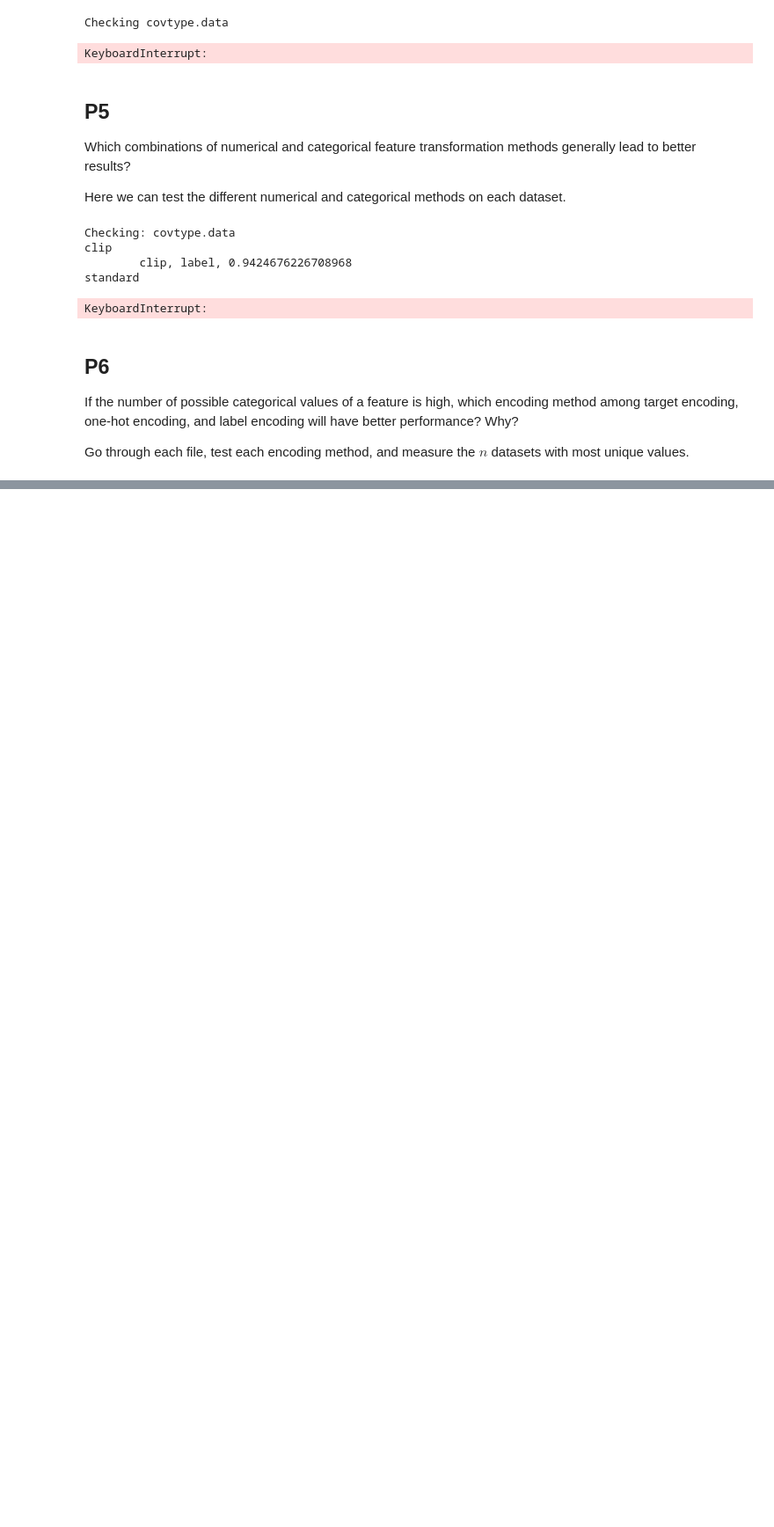
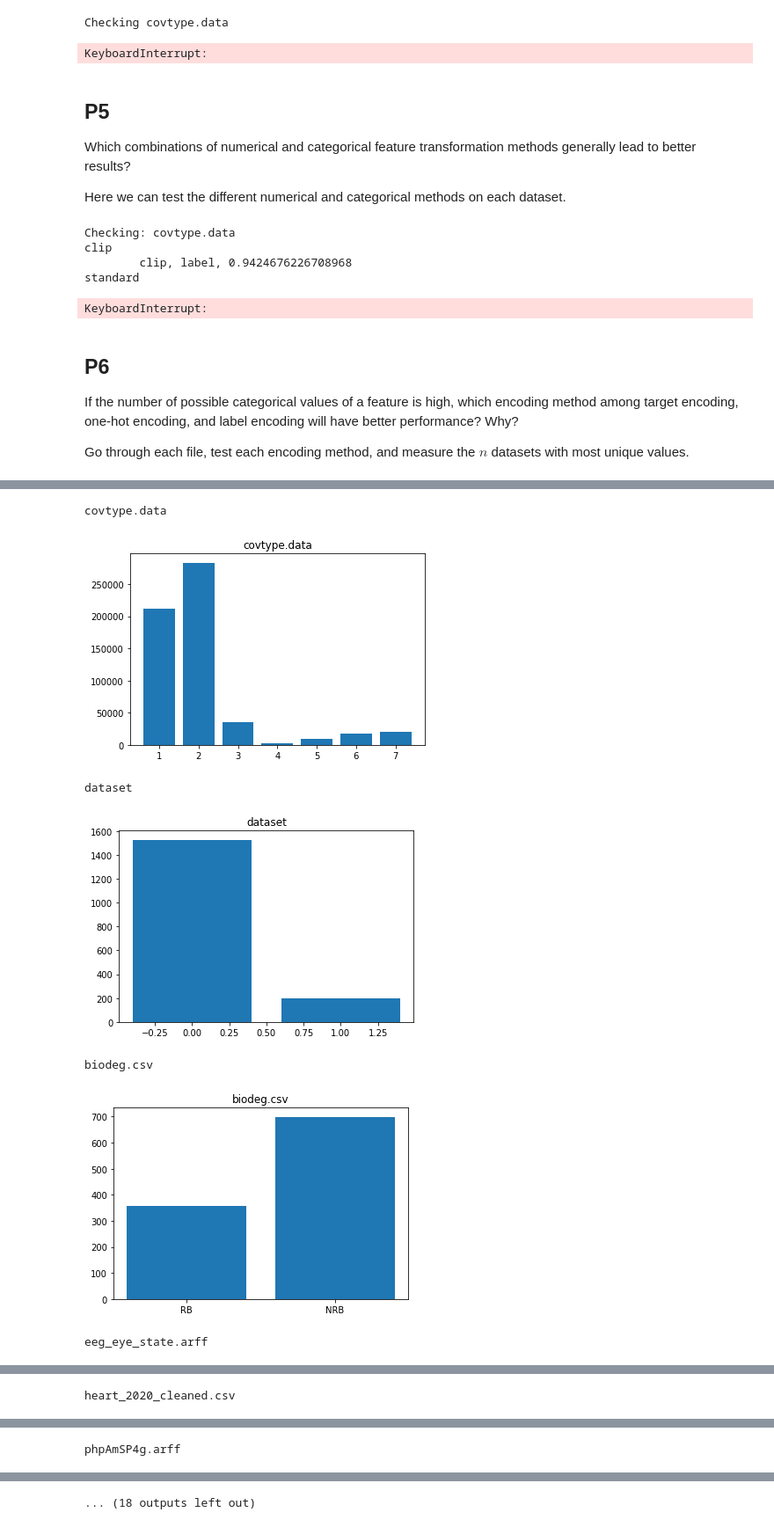
Before and after one commit to andrew15818/110, a Jupyter notebook: spring/data_science/hw/hw4/main.ipynb, the cells around one changed output, grey strips where cells are left out. Shown: that part at 88% size. Drawn from its saved outputs; the diff is of its cells as text; code cells hidden in the pictures; blank space fills up the shorter version.

```diff
--- a/spring/data_science/hw/hw4/main.ipynb
+++ b/spring/data_science/hw/hw4/main.ipynb
@@ -64,6 +66,13 @@ def load(name, header=True):
         df = pd.read_csv(name, sep=sep)
     else:
         df = pd.read_csv(name, header=None, sep=sep)
+
+    # Move target column to last
+    if  'WineQT.csv' in name:
+        cols = list(df.columns)
+        x, y = cols.index('quality'), cols.index('Id')
+        cols[x], cols[y] = cols[y], cols[x]
+        df = df[cols]
     return df
 # %% [markdown]
 ## Encode Categorical Values
@@ -151,16 +160,17 @@ def get_metric(method):
         met = metrics.roc_auc_score
     elif method == 'f1':
         met = metrics.f1_score
+
     return met
 
 def train(x, y, method='xgboost', metric='acc'):
     # Perform K-Fold cross validation
     metric = get_metric(metric)
     n_items = x.shape[0]
-    kf = KFold( n_splits=5, shuffle=True)
+    kf = StratifiedKFold( n_splits=5, shuffle=True)
 
     mean_score = 0
-    for i, (train_index, test_index) in enumerate(kf.split(x)):
+    for i, (train_index, test_index) in enumerate(kf.split(x, y)):
         model = get_model(method)
         x_train, x_test = x.iloc[train_index,: ], x.iloc[test_index, :]
         y_train, y_test = y.iloc[train_index], y.iloc[test_index]
@@ -431,18 +426,24 @@ for file in files:
     print(f'Training on {file}')
     for enc_method in enc_methods:
         df_copy = df.copy()
+
         # OHE produces this many label columns
-        n_labels = df_copy.iloc[:, -1].unique()[0] if enc_method == 'onehot' else 1
+        n_labels = df_copy.iloc[:, -1].nunique() if enc_method == 'onehot' else 1
 
         # Encode df using method
         cats = df_copy.select_dtypes(include=['object'])
+        if cats.empty:
+            print(f'{file} has not categorical')
+            continue
+
         max_uniques = max([len(df_copy[col].unique()) for col in cats.columns])
         if enc_method == 'onehot':
+            print(n_labels)
             df_copy = pd.get_dummies(df_copy)
         else:
-            df_copy.iloc[:, :-1] = encode_categorical(df_copy.iloc[:, :-1], method=enc_method, y=df_copy.iloc[:,-1])
+            df_copy[cats.columns] = encode_categorical(df_copy[cats.columns], method=enc_method, y=df_copy.iloc[:,-1])
 
-        x, y = df_copy.iloc[:,:-n_labels], df_copy.iloc[:, -1]
+        x, y = df_copy.iloc[:,:-n_labels], df_copy.iloc[:, -n_labels:]
 
         # Train model
         score = train(x, y, method='forest')
@@ -452,0 +537,24 @@ ValueError: at least one array or dtype is required
+# %%
+def plot_imbalance(data:pd.DataFrame, title:str):
+    plt.title(title)
+    target = data.iloc[:, -1]
+    names, counts = [],[]
+    for unique in target.unique():
+        count = target[target == unique].count()
+        counts.append(count)
+        names.append(unique)
+    plt.bar(names, counts)
+    plt.show()
+
+for file in files:
+    print(f'{file}')
+    df = load(file, False if file in no_headers else True)
+    plot_imbalance(df, file)
+# %% [output]
+covtype.data
+[figure, added]
+dataset
+[figure, added]
+biodeg.csv
+[figure, added]
+eeg_eye_state.arff
@@ -452,0 +562 @@ ValueError: at least one array or dtype is required
+heart_2020_cleaned.csv
@@ -452,0 +564 @@ ValueError: at least one array or dtype is required
+phpAmSP4g.arff
@@ -452,0 +566 @@ ValueError: at least one array or dtype is required
+... (18 outputs left out)
```
Also changed, not shown: parts of 11 cells of this notebook.
